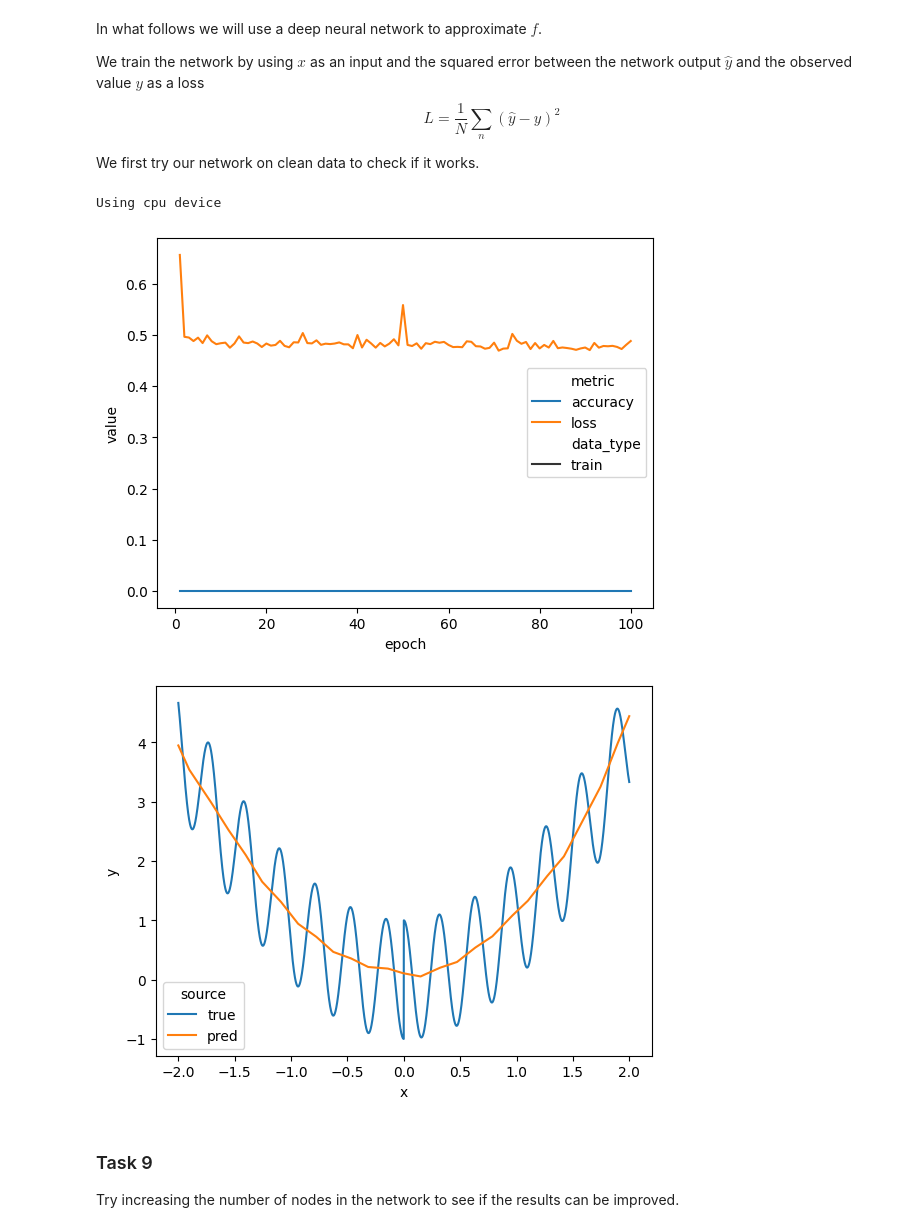
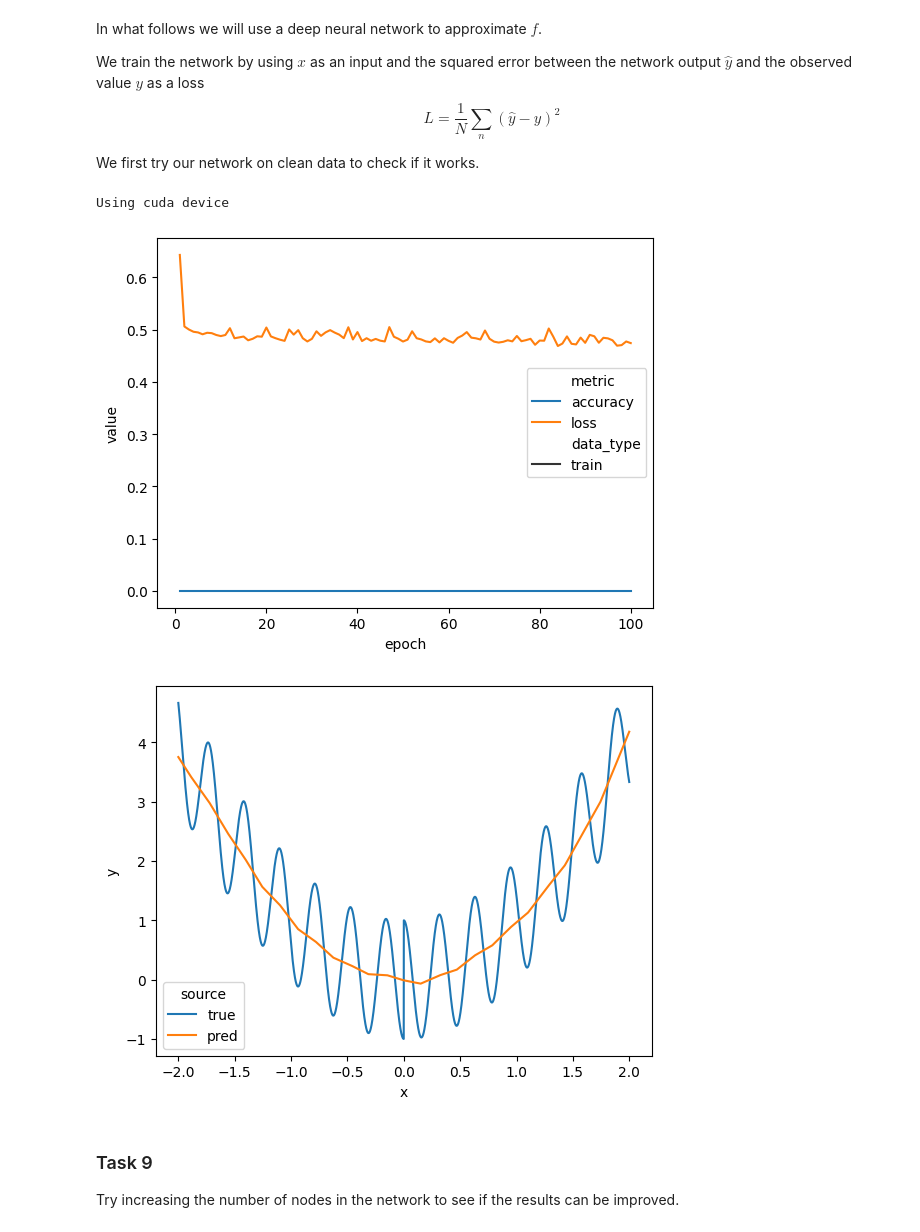
Before and after one commit to Sandermi99/TTT4185-Machine_learning, a Jupyter notebook: TTT4185_Assignment3(1).ipynb, the cells around one changed output. Saved outputs shown, nothing was run; the diff lists cells and outputs as text; code cells hidden in the pictures.

```diff
--- a/TTT4185_Assignment3(1).ipynb
+++ b/TTT4185_Assignment3(1).ipynb
@@ -772,6 +772,8 @@ device = (
     else "cpu"
 )
 print(f"Using {device} device")
+
+#From this point on I switched to GPU to save time as the running time on the last few tasks
 
 class CustomSineDataset(Dataset):
     def __init__(
@@ -857,38 +859,40 @@ validation_results = []
 
 ### Do the training
 for t in tqdm(range(epochs), desc='Epochs'):
     train(train_dataloader, model, loss_fn, optimizer)
     train_corr, train_loss = test(train_dataloader, model, loss_fn)
     validation_results.append([t+1, 'accuracy', train_corr, 'train'])
     validation_results.append([t+1, 'loss', train_loss, 'train'])
 
 ### Plot training and validation accuracy and lost across epochs
 sns.lineplot(
     pd.DataFrame(validation_results, columns=['epoch', 'metric', 'value', 'data_type']),
     x = 'epoch',
     y = 'value',
     hue = 'metric',
     style = 'data_type'
 )
 plt.show()
 
 with torch.no_grad():
-  model_y = model(torch.from_numpy(x).unsqueeze(1).float())
+  x_t = torch.from_numpy(x).unsqueeze(1).float().to(device)
+  model_y = model(x_t).cpu().numpy().squeeze()
 
 df_vals = [ent for ent in zip(x, f(x), ['true'] * len(x))]
-df_vals.extend([ent for ent in zip(x, model_y.squeeze().numpy(), ['pred'] * len(x))])
+
+df_vals.extend([ent for ent in zip(x, model_y, ['pred'] * len(x))])
 
 sns.lineplot(
     pd.DataFrame([{'x' : x_val, 'y' : y_val, 'source' : source} for x_val, y_val, source in df_vals]),
     x = 'x',
     y = 'y',
     hue = 'source'
 )
 plt.show()
 # %% [output]
-Using cpu device
+Using cuda device
-[figure, old version]
+[figure, new version]
-[figure, old version]
+[figure, new version]
 # %% [markdown]
 ### Task 9
 
```
Also changed, not shown: parts of 16 cells of this notebook.
